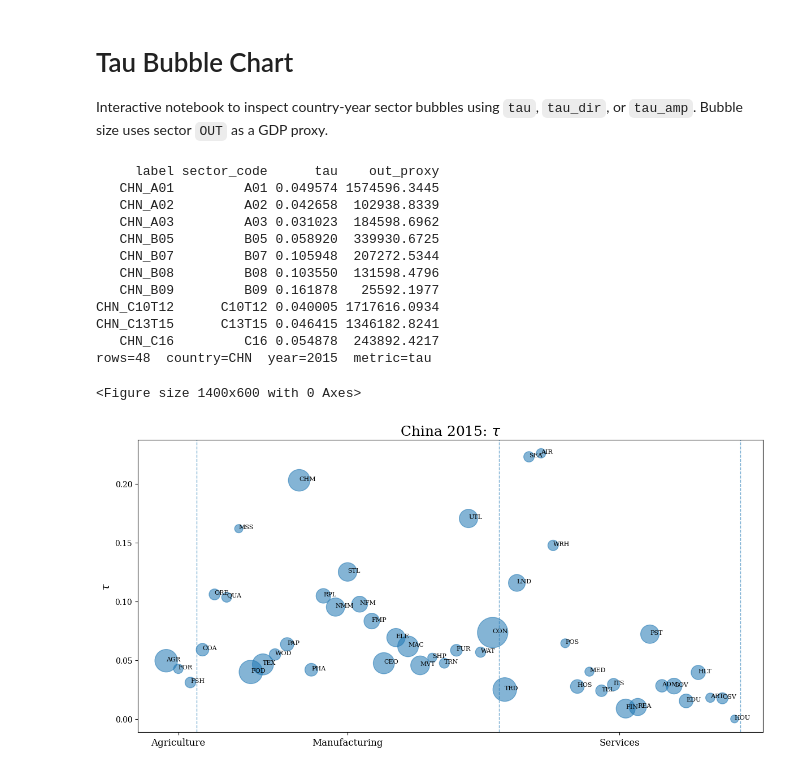
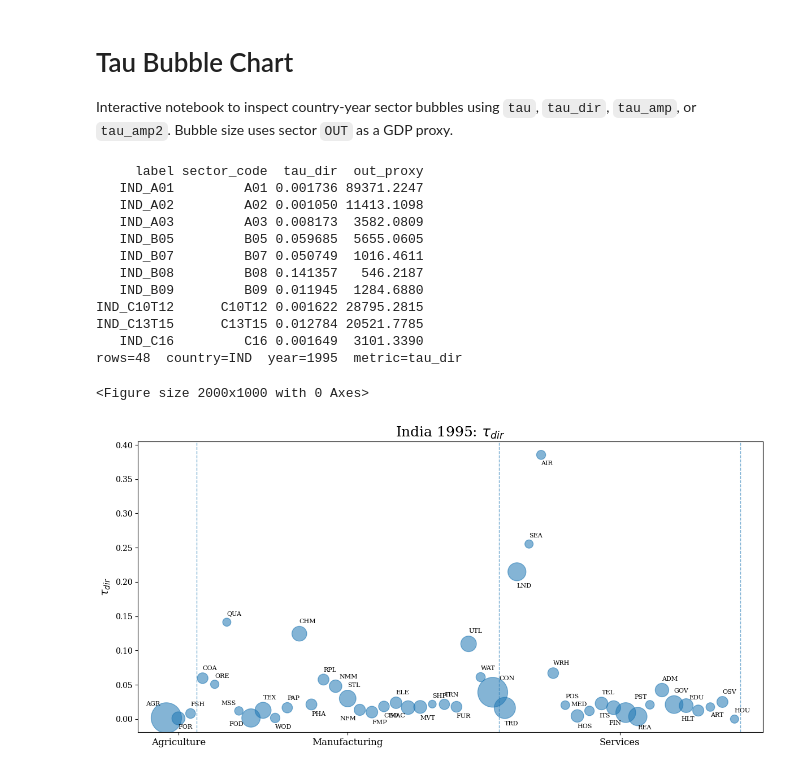
Before and after one commit to Hotstopper/icio-exogenous-pass-through, a Jupyter notebook: notebooks/tau_bubble_chart.ipynb, the cells around one changed output. Cells and saved outputs as stored; diff of their text form; code cells hidden in the pictures.

```diff
--- a/notebooks/tau_bubble_chart.ipynb
+++ b/notebooks/tau_bubble_chart.ipynb
@@ -1,7 +1,7 @@
 # %% [markdown]
 # Tau Bubble Chart
 
-Interactive notebook to inspect country-year sector bubbles using `tau`, `tau_dir`, or `tau_amp`.
+Interactive notebook to inspect country-year sector bubbles using `tau`, `tau_dir`, `tau_amp`, or `tau_amp2`.
 Bubble size uses sector `OUT` as a GDP proxy.
 # %%
 from pathlib import Path
@@ -23,36 +23,36 @@ plot_country_bubble = viz.plot_country_bubble
 import matplotlib.pyplot as plt
 # %%
 cfg = load_config('config/default.yaml')
-country = 'CHN'
-year = 2015
-metric = 'tau'  # one of: tau, tau_dir, tau_amp
+country = 'IND'
+year = 1995
+metric = 'tau_dir'  # one of: tau, tau_dir, tau_amp, tau_amp2
 # %%
 df = prepare_country_bubble_data(cfg=cfg, country=country, year=year, metric=metric)
 label_top_n = len(df)
 print(df[['label', 'sector_code', metric, 'out_proxy']].head(10).to_string(index=False))
 print(f'rows={len(df)}  country={country}  year={year}  metric={metric}')
 # %% [output]
-     label sector_code      tau    out_proxy
-   CHN_A01         A01 0.049574 1574596.3445
-   CHN_A02         A02 0.042658  102938.8339
-   CHN_A03         A03 0.031023  184598.6962
-   CHN_B05         B05 0.058920  339930.6725
-   CHN_B07         B07 0.105948  207272.5344
-   CHN_B08         B08 0.103550  131598.4796
-   CHN_B09         B09 0.161878   25592.1977
-CHN_C10T12      C10T12 0.040005 1717616.0934
-CHN_C13T15      C13T15 0.046415 1346182.8241
-   CHN_C16         C16 0.054878  243892.4217
-rows=48  country=CHN  year=2015  metric=tau
+     label sector_code  tau_dir  out_proxy
+   IND_A01         A01 0.001736 89371.2247
+   IND_A02         A02 0.001050 11413.1098
+   IND_A03         A03 0.008173  3582.0809
+   IND_B05         B05 0.059685  5655.0605
+   IND_B07         B07 0.050749  1016.4611
+   IND_B08         B08 0.141357   546.2187
+   IND_B09         B09 0.011945  1284.6880
+IND_C10T12      C10T12 0.001622 28795.2815
+IND_C13T15      C13T15 0.012784 20521.7785
+   IND_C16         C16 0.001649  3101.3390
+rows=48  country=IND  year=1995  metric=tau_dir
 # %%
-plt.figure(figsize=(14, 6))
-metric_labels = {'tau': r'$\tau$', 'tau_dir': r'$\tau_{dir}$', 'tau_amp': r'$\tau_{amp}$'}
+plt.figure(figsize=(20, 10))
+metric_labels = {'tau': r'$\tau$', 'tau_dir': r'$\tau_{dir}$', 'tau_amp': r'$\tau_{amp}$', 'tau_amp2': r'$\tau$ with $\tau_{amp}$ tails'}
 metric_label = metric_labels.get(metric, metric)
 country_name = df['country_name'].dropna().iloc[0] if 'country_name' in df.columns and df['country_name'].notna().any() else country
 title = f"{country_name} {year}: {metric_label}"
 ax = plot_country_bubble(df, metric=metric, title=title, label_top_n=label_top_n)
 plt.tight_layout()
 plt.show()
 # %% [output]
-<Figure size 1400x600 with 0 Axes>
+<Figure size 2000x1000 with 0 Axes>
-[figure, old version]
+[figure, new version]
```
Also changed, not shown: parts of 2 cells of this notebook, 3 other files.
